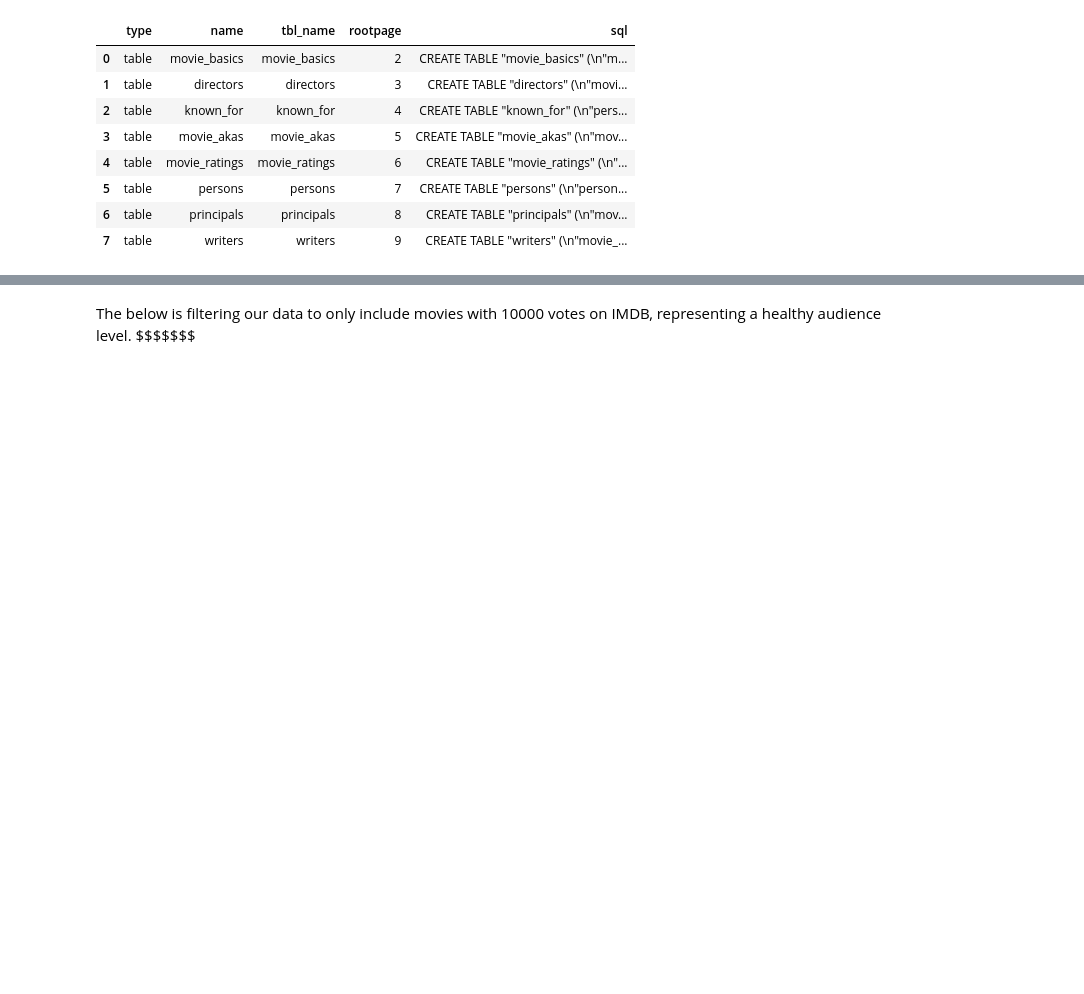
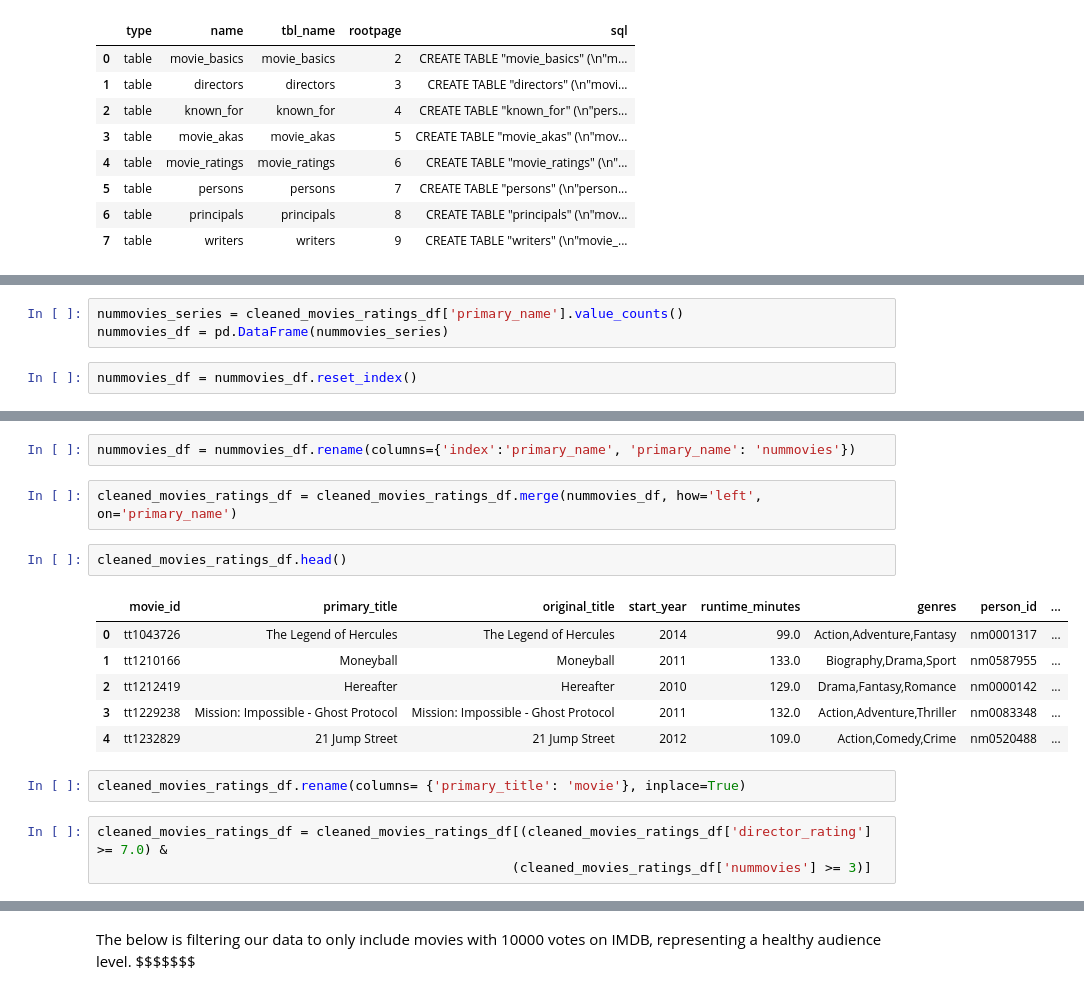
Before and after one commit to rbdaly16/Movie-Data-Analysis, a Jupyter notebook: Michael's Scratch Notebook.ipynb, the cells around one changed output, grey strips where cells are left out. Drawn from its saved outputs; the diff is of its cells as text; blank space fills up the shorter version.

```diff
--- a/Michael's Scratch Notebook.ipynb
+++ b/Michael's Scratch Notebook.ipynb
@@ -42,0 +128,5 @@ pd.read_sql(q, im_db_conn)
+# %%
+nummovies_series = cleaned_movies_ratings_df['primary_name'].value_counts()
+nummovies_df = pd.DataFrame(nummovies_series)
+# %%
+nummovies_df = nummovies_df.reset_index()
@@ -42,0 +149,18 @@ pd.read_sql(q, im_db_conn)
+# %%
+nummovies_df = nummovies_df.rename(columns={'index':'primary_name', 'primary_name': 'nummovies'})
+# %%
+cleaned_movies_ratings_df = cleaned_movies_ratings_df.merge(nummovies_df, how='left', on='primary_name')
+# %%
+cleaned_movies_ratings_df.head()
+# %% [output]
+|  | movie_id | primary_title | original_title | start_year | runtime_minutes | genres | person_id | ... |
+| 0 | tt1043726 | The Legend of Hercules | The Legend of Hercules | 2014 | 99.0 | Action,Adventure,Fantasy | nm0001317 | ... |
+| 1 | tt1210166 | Moneyball | Moneyball | 2011 | 133.0 | Biography,Drama,Sport | nm0587955 | ... |
+| 2 | tt1212419 | Hereafter | Hereafter | 2010 | 129.0 | Drama,Fantasy,Romance | nm0000142 | ... |
+| 3 | tt1229238 | Mission: Impossible - Ghost Protocol | Mission: Impossible - Ghost Protocol | 2011 | 132.0 | Action,Adventure,Thriller | nm0083348 | ... |
+| 4 | tt1232829 | 21 Jump Street | 21 Jump Street | 2012 | 109.0 | Action,Comedy,Crime | nm0520488 | ... |
+# %%
+cleaned_movies_ratings_df.rename(columns= {'primary_title': 'movie'}, inplace=True)
+# %%
+cleaned_movies_ratings_df = cleaned_movies_ratings_df[(cleaned_movies_ratings_df['director_rating'] >= 7.0) &
+                                                     (cleaned_movies_ratings_df['nummovies'] >= 3)]
```
Also changed, not shown: parts of 94 cells of this notebook, 9 other files.
